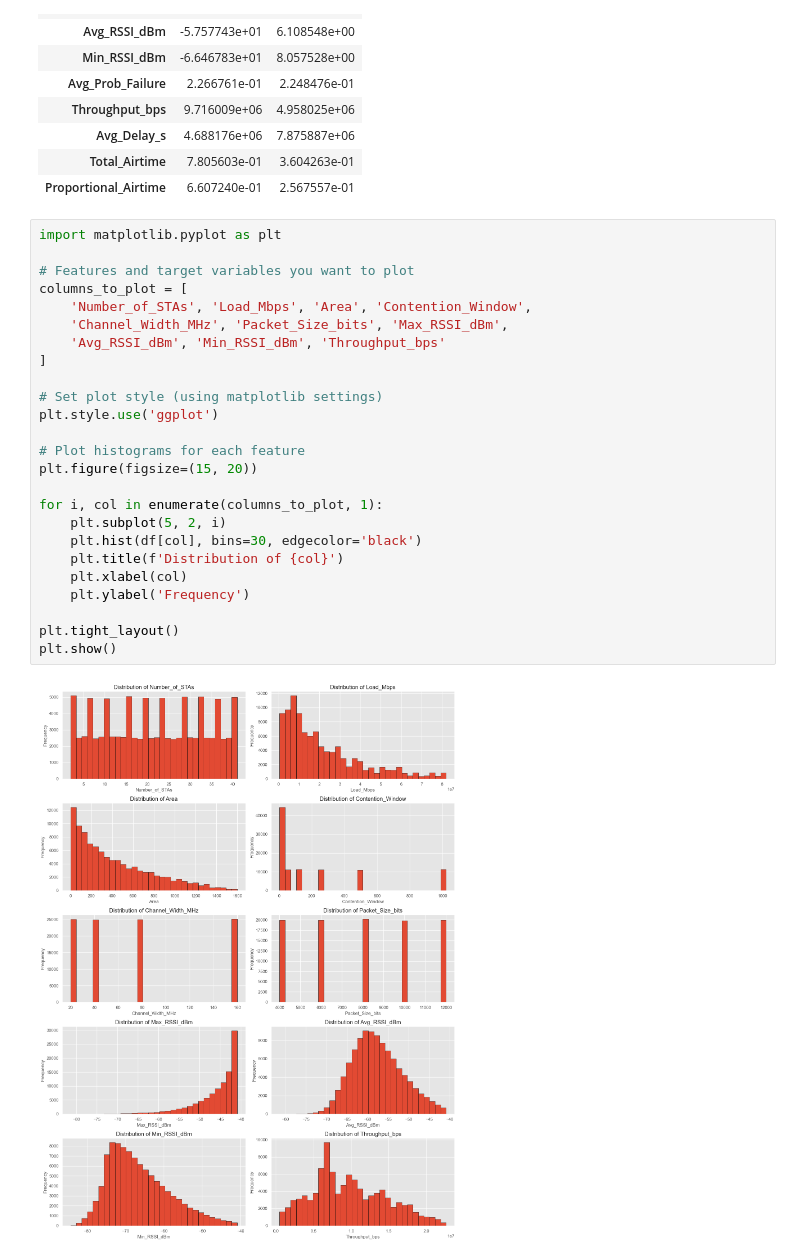
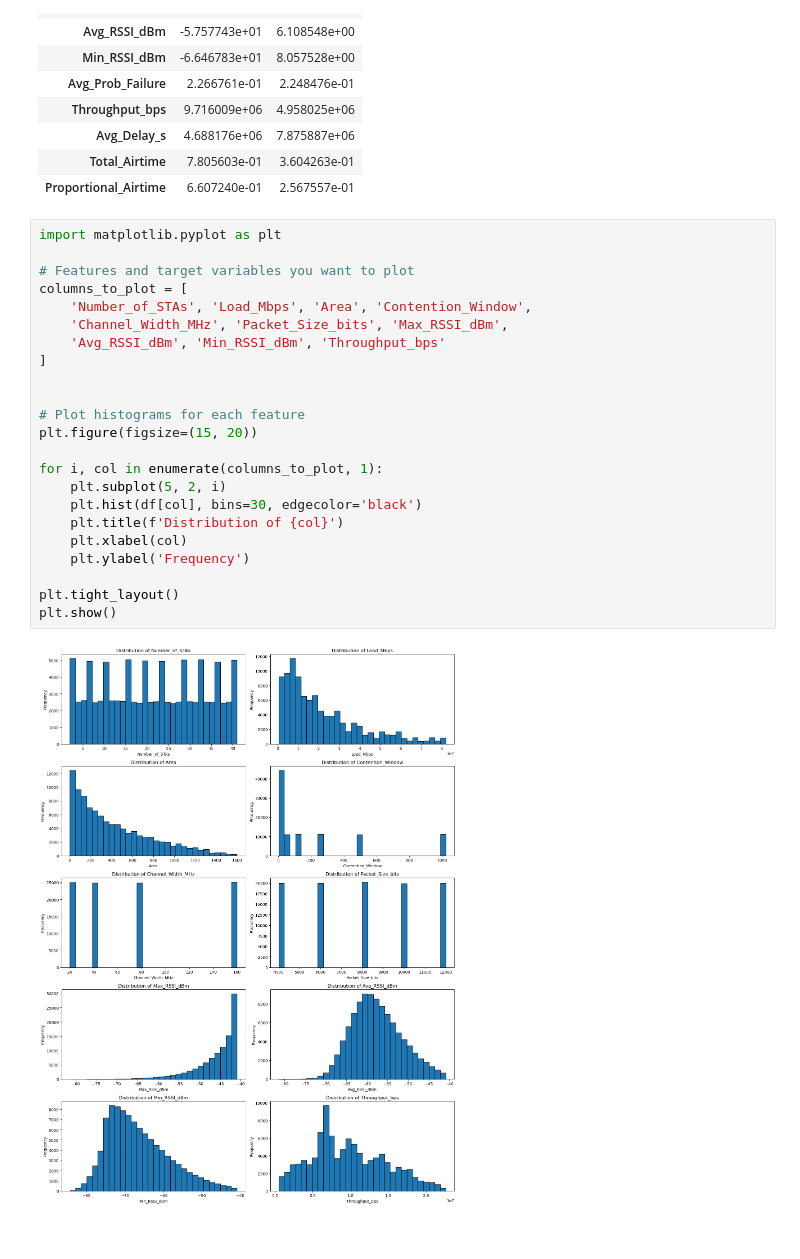
Before and after one commit to jordiestevee/ML4Net-2025, a Jupyter notebook: Sem1/seminar1.ipynb, the cells around one changed output. Saved outputs shown, nothing was run; the diff lists cells and outputs as text.

```diff
--- a/Sem1/seminar1.ipynb
+++ b/Sem1/seminar1.ipynb
@@ -52,27 +52,25 @@ Feature Statistics (Mean and Standard Deviation):
 # %%
 import matplotlib.pyplot as plt
 
 # Features and target variables you want to plot
 columns_to_plot = [
     'Number_of_STAs', 'Load_Mbps', 'Area', 'Contention_Window',
     'Channel_Width_MHz', 'Packet_Size_bits', 'Max_RSSI_dBm',
     'Avg_RSSI_dBm', 'Min_RSSI_dBm', 'Throughput_bps'
 ]
 
-# Set plot style (using matplotlib settings)
-plt.style.use('ggplot')
 
 # Plot histograms for each feature
 plt.figure(figsize=(15, 20))
 
 for i, col in enumerate(columns_to_plot, 1):
     plt.subplot(5, 2, i)
     plt.hist(df[col], bins=30, edgecolor='black')
     plt.title(f'Distribution of {col}')
     plt.xlabel(col)
     plt.ylabel('Frequency')
 
 plt.tight_layout()
 plt.show()
 # %% [output]
-[figure, old version]
+[figure, new version]
```
